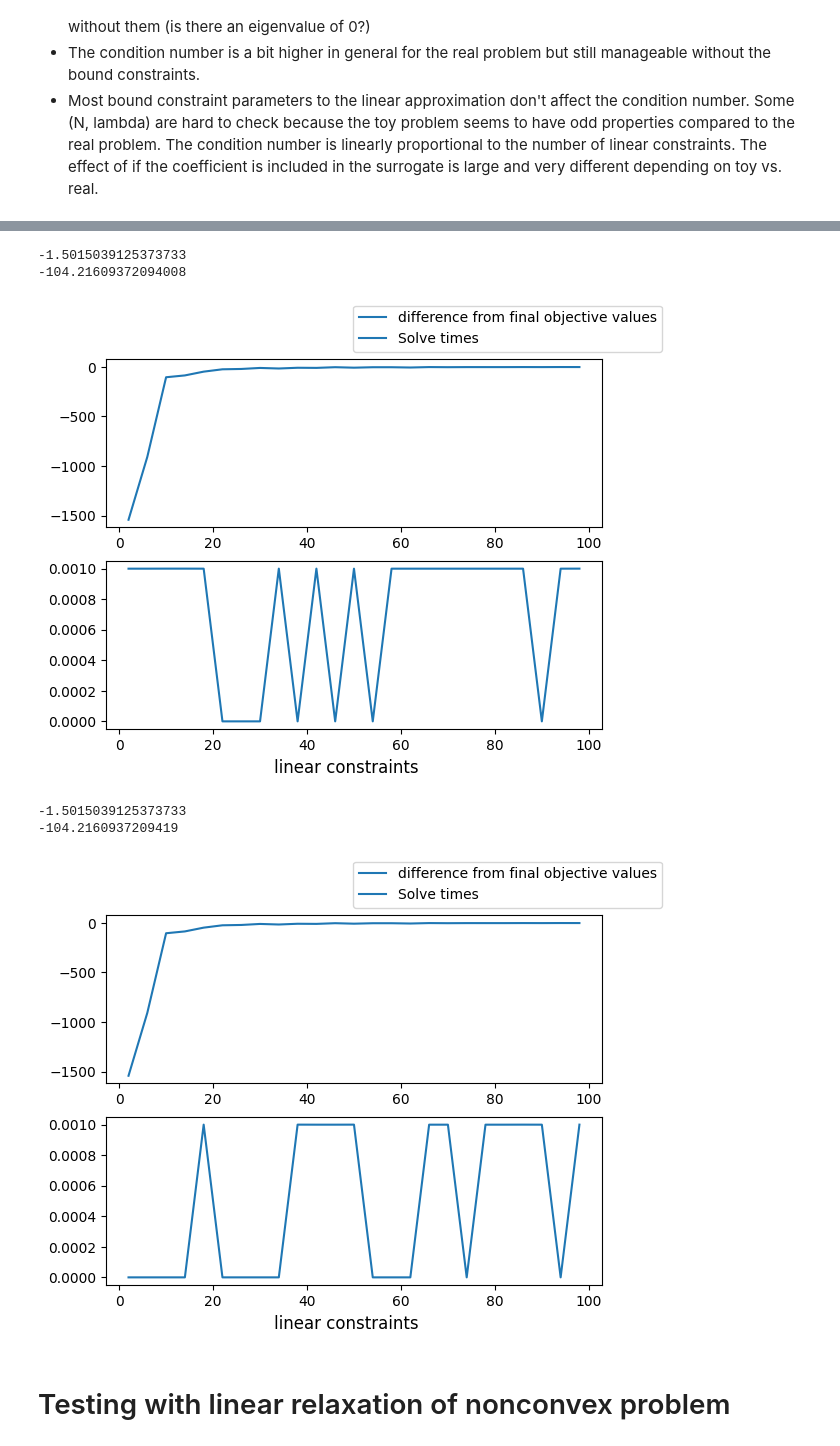
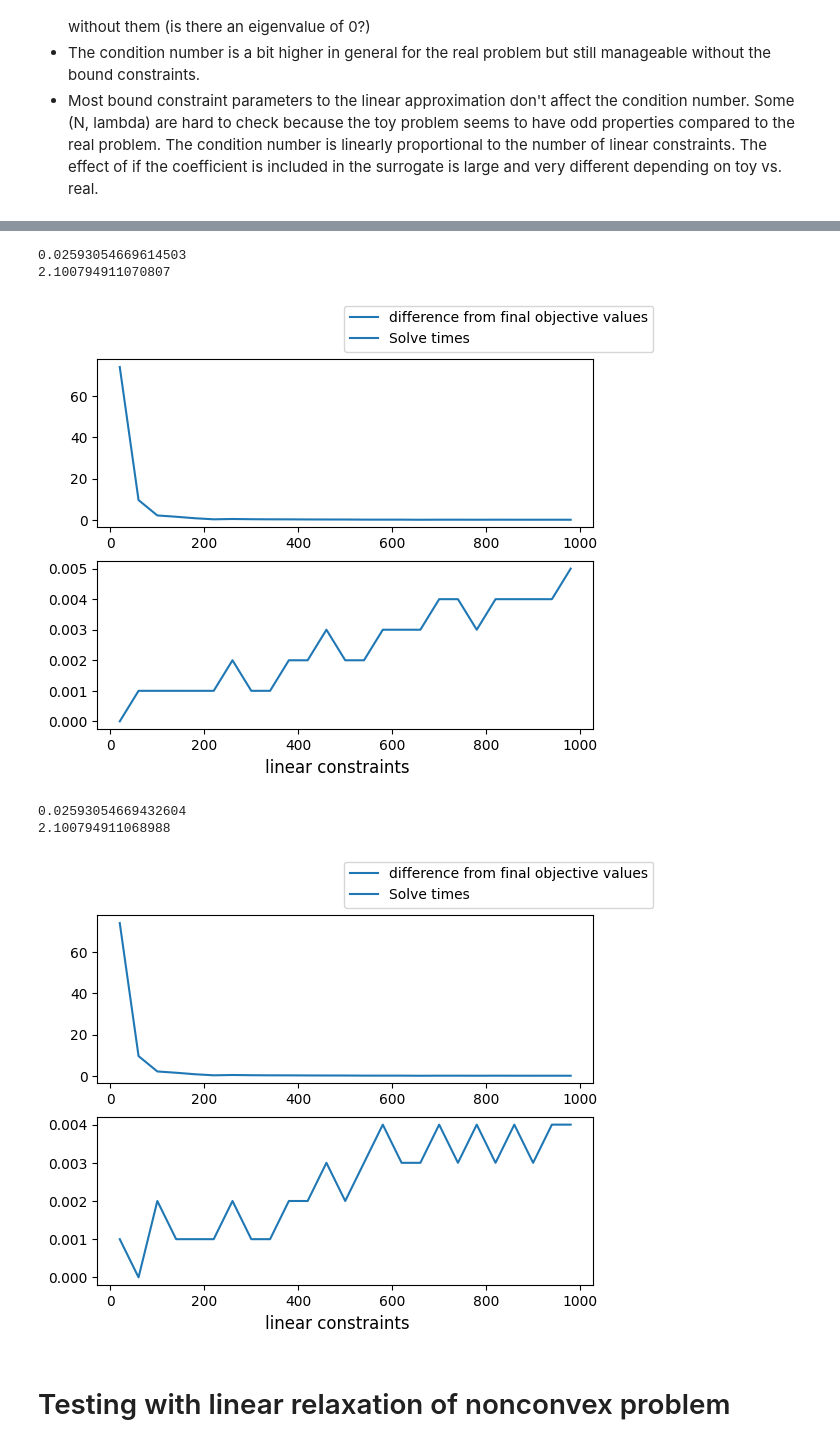
Before and after one commit to micpap25/ENG-QUANT, a Jupyter notebook: experiments/classical_run.ipynb, the cells around one changed output, grey strips where cells are left out. Drawn from its saved outputs; the diff is of its cells as text; code cells hidden in the pictures.

```diff
--- a/experiments/classical_run.ipynb
+++ b/experiments/classical_run.ipynb
@@ -26,7 +29,6 @@ Some conclusions:
 N=20
 
 # Whether the production and flow variables have upper bounds
-X_UPPER_BOUNDS=True
 F_UPPER_BOUNDS=True
 
 # Whether the demand constraint is an equality or inequality
@@ -47,7 +49,7 @@ UP=15.0
 LIN_CONSTRAINTS = 10
 
 # Whether to do an inner or outer approximation
-OUTER_APPROXIMATION = True
+OUTER_APPROXIMATION = False
 
 # Whether the coefficient is part of the surrogate
 COEFFICIENT_SURROGATE = True
@@ -57,15 +59,15 @@ SURROGATE_BOUND_BELOW = True
 SURROGATE_BOUND_ABOVE = True
 
 # Whether to divide by lambda in an inner approximation
-REMOVE_DIVISION = False
+REMOVE_DIVISION = True
 # %%
 errors = []
 times = []
 n_range = range(1, 101, 4)
 # n_range = range(1, 101, 50)
 for n in n_range:
-    toy_problem_to_json(n, X_UPPER_BOUNDS, F_UPPER_BOUNDS, DEMAND_INEQUALITY, GAMMA, LAMBD,
-                        EPS, DELTA, LX, LP, LF, UP)
+    toy_problem_to_json(n, F_UPPER_BOUNDS, DEMAND_INEQUALITY, GAMMA, LAMBD,
+                        EPS, DELTA, LP, LF, UP)
     quadratic_model_lin_approx(LIN_CONSTRAINTS, OUTER_APPROXIMATION, COEFFICIENT_SURROGATE,
                                 SURROGATE_BOUND_BELOW, SURROGATE_BOUND_ABOVE, remove_division=REMOVE_DIVISION)
     # quadratic_lin_approx_no_surrogate(LIN_CONSTRAINTS, OUTER_APPROXIMATION, remove_division=REMOVE_DIVISION)
@@ -89,16 +88,17 @@ Academic license - for non-commercial use only - expires 2027-05-16
 # %%
 errors = []
 times = []
-toy_problem_to_json(N, X_UPPER_BOUNDS, F_UPPER_BOUNDS, DEMAND_INEQUALITY, GAMMA, LAMBD,
-                    EPS, DELTA, LX, LP, LF, UP)
+toy_problem_to_json(N, F_UPPER_BOUNDS, DEMAND_INEQUALITY, GAMMA, LAMBD,
+                    EPS, DELTA, LP, LF, UP)
 quad, q_time = solve_qcp(f_name="toy.json")
 
-lin_cons_range = range(1, 101, 4)
-# lin_cons_range = range(20, 1001, 40)
+# lin_cons_range = range(1, 101, 4)
+lin_cons_range = range(20, 501, 40)
 for lin_cons in lin_cons_range:
-    # quadratic_model_lin_approx(lin_cons, OUTER_APPROXIMATION, COEFFICIENT_SURROGATE,
-    #                             SURROGATE_BOUND_BELOW, SURROGATE_BOUND_ABOVE, remove_division=REMOVE_DIVISION)
-    quadratic_lin_approx_no_surrogate(lin_cons, OUTER_APPROXIMATION, remove_division=REMOVE_DIVISION)
+    print(lin_cons)
+    quadratic_model_lin_approx(lin_cons, OUTER_APPROXIMATION, COEFFICIENT_SURROGATE,
+                                SURROGATE_BOUND_BELOW, SURROGATE_BOUND_ABOVE, remove_division=REMOVE_DIVISION)
+    # quadratic_lin_approx_no_surrogate(lin_cons, OUTER_APPROXIMATION, remove_division=REMOVE_DIVISION)
     val, time = solve_lp()
     if val is not None:
         errors.append(val - quad)
@@ -127,8 +140,8 @@ print(solve_qcp(f_name="Model11_lp.json"))
 # %%
 errors = []
 times = []
-lin_cons_range = range(2, 101, 4)
-# lin_cons_range = range(20, 1001, 40)
+# lin_cons_range = range(2, 101, 4)
+lin_cons_range = range(20, 1001, 40)
 for lin_cons in lin_cons_range:
     quadratic_model_lin_approx(lin_cons, OUTER_APPROXIMATION, COEFFICIENT_SURROGATE,
                                 SURROGATE_BOUND_BELOW, SURROGATE_BOUND_ABOVE, remove_division=REMOVE_DIVISION,
@@ -147,34 +160,34 @@ fig.legend()
 print(errors[-1])
 print(errors[2])
 # %% [output]
--1.5015039125373733
--104.21609372094008
+0.02593054669614503
+2.100794911070807
-[figure, old version]
+[figure, new version]
 # %%
 errors = []
 times = []
-lin_cons_range = range(2, 101, 4)
-# lin_cons_range = range(20, 1001, 40)
+# lin_cons_range = range(2, 101, 4)
+lin_cons_range = range(20, 1001, 40)
 for lin_cons in lin_cons_range:
-    quadratic_lin_approx_no_surrogate(lin_cons, OUTER_APPROXIMATION, remove_division=REMOVE_DIVISION,
+    quadratic_lin_approx_no_surrogate(lin_cons, OUTER_APPROXIMATION, remove_division=False,
                                         f_name="model11_quad_reform.json")
     val, time = solve_lp()
     if qcp_value is not None and val is not None:
         errors.append(val - qcp_value)
         times.append(time)
 
 fig, (ax1, ax2) = plt.subplots(2, 1)
 fig.supxlabel("linear constraints")
 ax1.plot(lin_cons_range, errors, label="difference from final objective values")
 ax2.plot(lin_cons_range, times, label="Solve times")
 fig.legend()
 
 print(errors[-1])
 print(errors[2])
 # %% [output]
--1.5015039125373733
--104.2160937209419
+0.02593054669432604
+2.100794911068988
-[figure, old version]
+[figure, new version]
 # %% [markdown]
 # Testing with linear relaxation of nonconvex problem
 # %%
```
Also changed, not shown: parts of 7 cells of this notebook, 6 other files.
